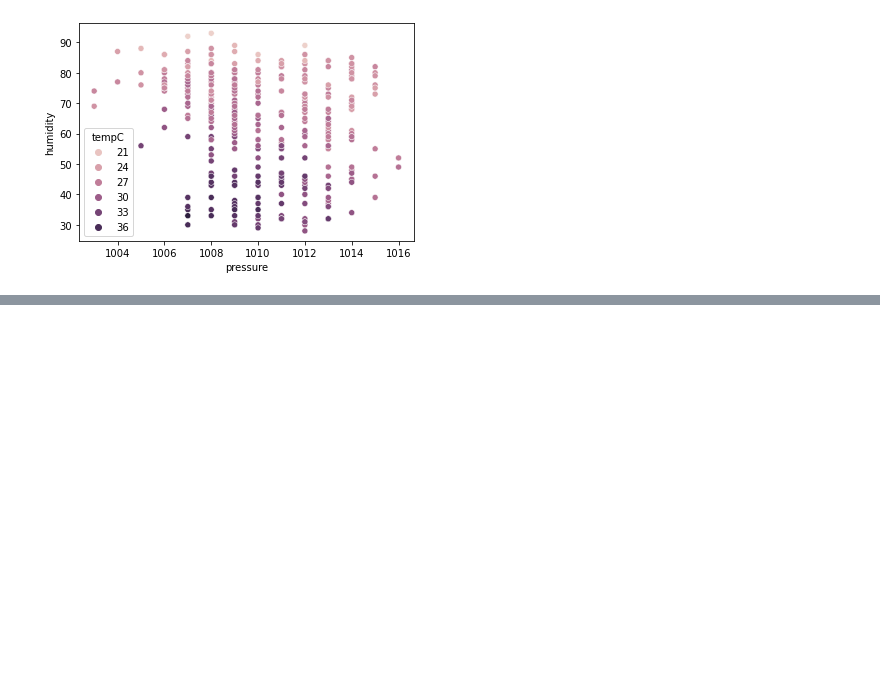
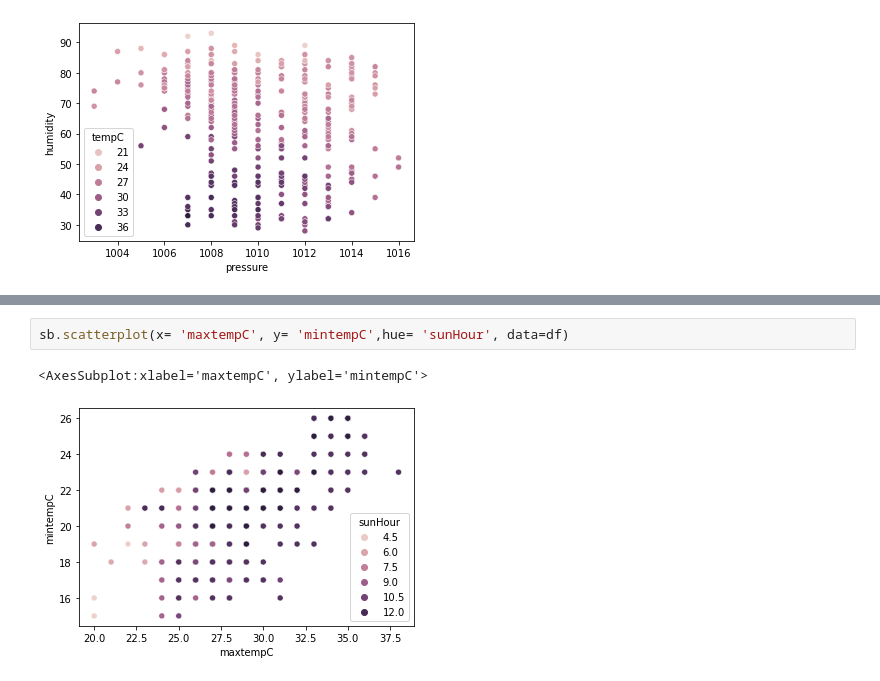
Before and after one commit to ts2972002/skillenza-hackathon, a Jupyter notebook: Skillenza Hackathon/Hydrological model.ipynb, the cells around one changed output, grey strips where cells are left out. Saved outputs shown, nothing was run; the diff lists cells and outputs as text; blank space fills up the shorter version.

```diff
--- a/Skillenza Hackathon/Hydrological model.ipynb
+++ b/Skillenza Hackathon/Hydrological model.ipynb
@@ -108,0 +112,5 @@ sb.scatterplot(x= 'precipMM', y= 'windspeedKmph',hue= 'cloudco', data=df)
+# %%
+sb.scatterplot(x= 'maxtempC', y= 'mintempC',hue= 'sunHour', data=df)
+# %% [output]
+<AxesSubplot:xlabel='maxtempC', ylabel='mintempC'>
+[figure, added]
```
Also changed, not shown: parts of 2 cells of this notebook.
